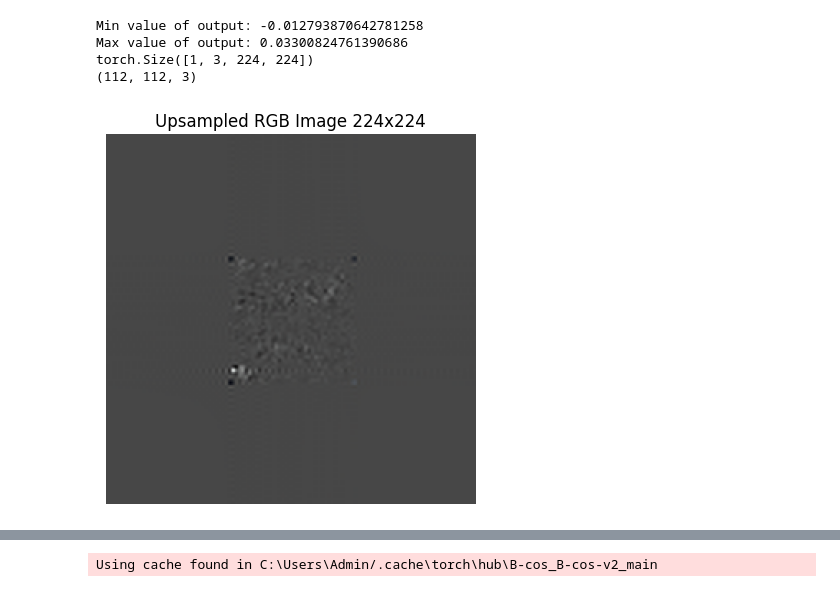
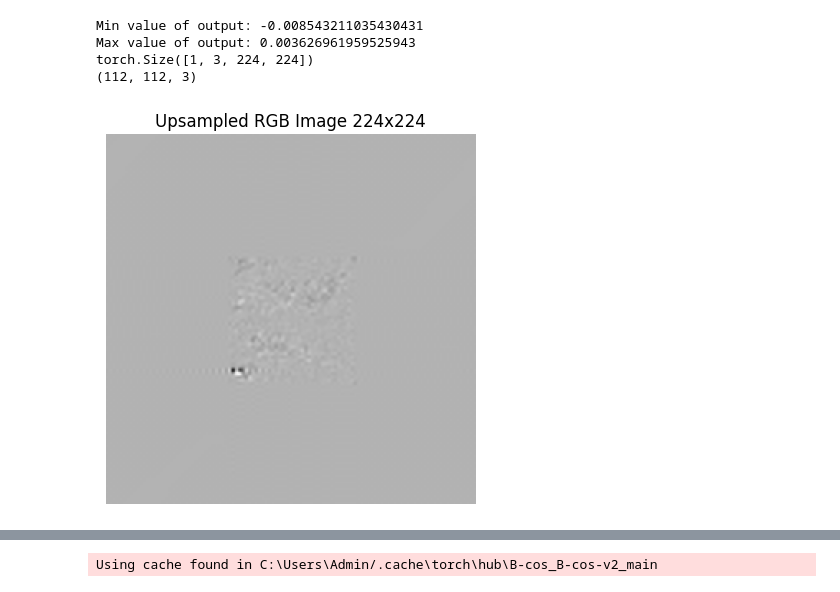
Before and after one commit to mkleinma/Master-Thesis-Medical, a Jupyter notebook: Pneumonia/training/Debugging FLCPooling Notebook.ipynb, the cells around one changed output, grey strips where cells are left out. Drawn from its saved outputs; the diff is of its cells as text; code cells hidden in the pictures.

```diff
--- a/Pneumonia/training/Debugging FLCPooling Notebook.ipynb
+++ b/Pneumonia/training/Debugging FLCPooling Notebook.ipynb
@@ -71,8 +71,7 @@ image = Image.fromarray(image).convert("RGB")
 
 transform = transforms.Compose([
     transforms.Resize((224, 224)),
-    transforms.ToTensor(),
-    transforms.Normalize(mean=[0.485, 0.456, 0.406], std=[0.229, 0.224, 0.225])
+    transforms.ToTensor()
 ])
 
 image_tensor = transform(image).unsqueeze(0)
@@ -82,36 +81,36 @@ output = flc_pooling(image_tensor)
 output_np = output.squeeze(0).permute(1, 2, 0).detach().cpu().numpy()
 output_np = output_np.astype(np.float32)
 
 print(f"Min value of output: {output_np.min()}")
 print(f"Max value of output: {output_np.max()}")
 
 if output_np.max() > 1:
     output_np = (output_np - output_np.min()) / (output_np.max() - output_np.min())  # Rescale to [0, 1]
 elif output_np.min() < 0:
     output_np = (output_np - output_np.min()) / (output_np.max() - output_np.min())  # Rescale to [0, 1]
 
 
 print(image_tensor.shape)
 print(output_np.shape)
 
 
 output_np_scaled = np.clip(output_np, 0, 1) * 255  # Scale to 0-255 if needed
 output_np_scaled = output_np_scaled.astype(np.uint8)  # Convert to uint8
 
 output_image = Image.fromarray(output_np_scaled)
 upsampled_image = output_image.resize((224, 224), Image.BICUBIC)
 
 upsampled_np = np.array(upsampled_image)
 plt.imshow(upsampled_np)
 plt.title("Upsampled RGB Image 224x224")
 plt.axis('off')
 plt.show()
 # %% [output]
-Min value of output: -0.012793870642781258
-Max value of output: 0.03300824761390686
+Min value of output: -0.008543211035430431
+Max value of output: 0.003626961959525943
 torch.Size([1, 3, 224, 224])
 (112, 112, 3)
-[figure, old version]
+[figure, new version]
 # %%
 import torch
 import torch.nn as nn
```
Also changed, not shown: parts of 2 cells of this notebook, 4 other files.
